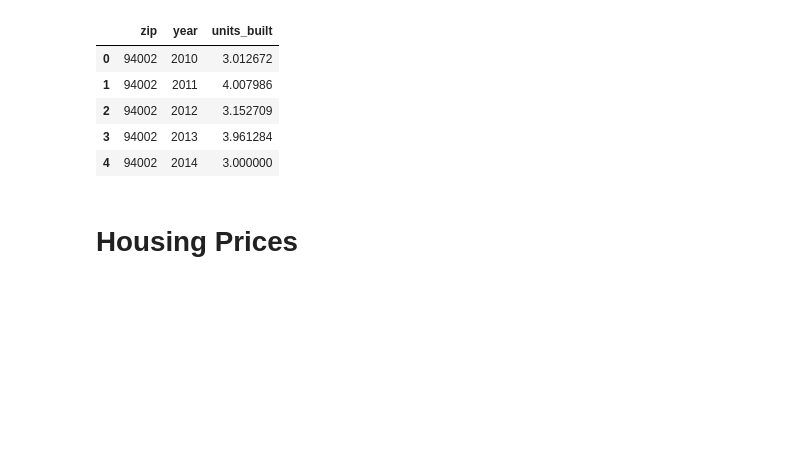
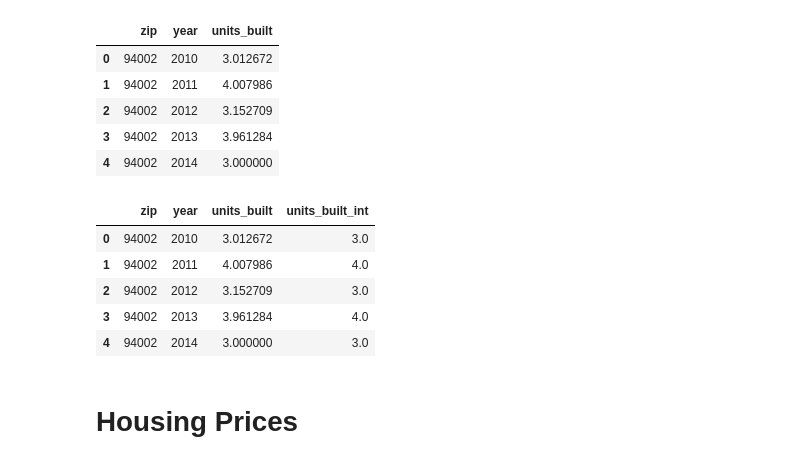
Before and after one commit to jemmy-z/bay-area-housing, a Jupyter notebook: assignment3.ipynb, the cells around one changed output. Cells and saved outputs as stored; diff of their text form; code cells hidden in the pictures; blank space fills up the shorter version.

```diff
--- a/assignment3.ipynb
+++ b/assignment3.ipynb
@@ -143,6 +143,16 @@ total_units_by_zip.head(5)
 | 2 | 94002 | 2012 | 3.152709 |
 | 3 | 94002 | 2013 | 3.961284 |
 | 4 | 94002 | 2014 | 3.000000 |
+# %%
+total_units_by_zip['units_built_int'] = total_units_by_zip['units_built'].apply(np.round)
+total_units_by_zip.head(5)
+# %% [output]
+|  | zip | year | units_built | units_built_int |
+| 0 | 94002 | 2010 | 3.012672 | 3.0 |
+| 1 | 94002 | 2011 | 4.007986 | 4.0 |
+| 2 | 94002 | 2012 | 3.152709 | 3.0 |
+| 3 | 94002 | 2013 | 3.961284 | 4.0 |
+| 4 | 94002 | 2014 | 3.000000 | 3.0 |
 # %% [markdown]
 # Housing Prices
 # %%
```
Also changed, not shown: 7 other files.
